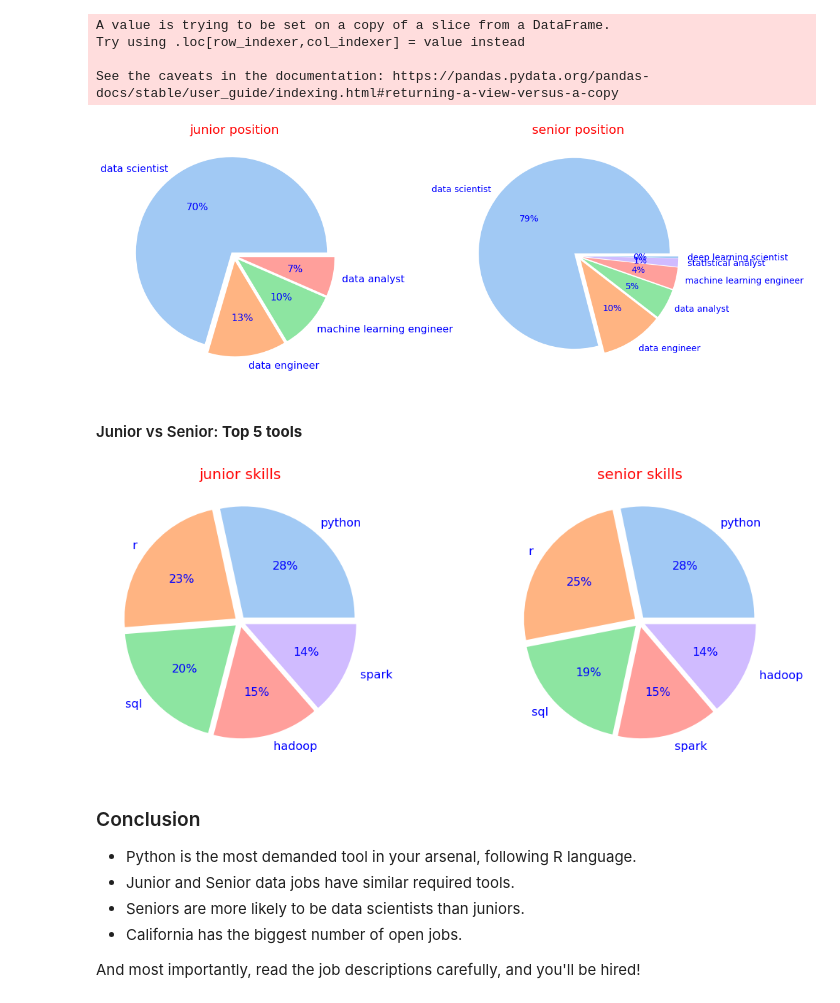
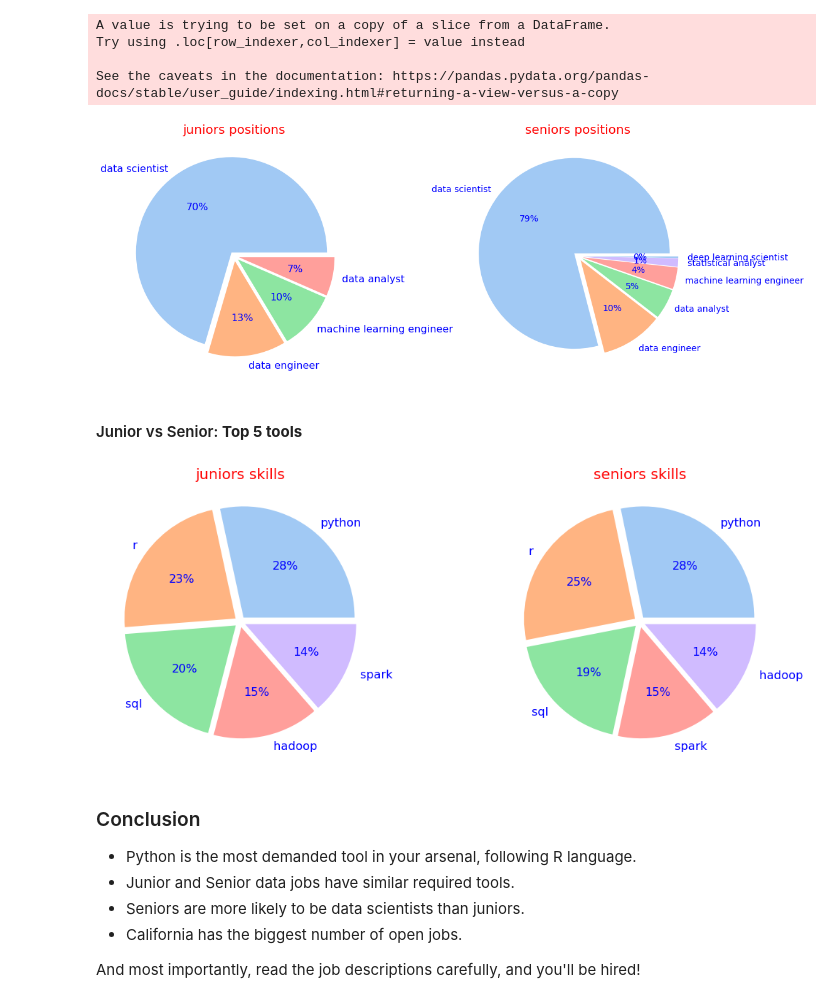
Before and after one commit to NirAharon1/Data-Analysis-Projects, a Jupyter notebook: Project 1 - Data Scientist Job Market in the U.S/DS job market.ipynb, the cells around one changed output. Saved outputs shown, nothing was run; the diff lists cells and outputs as text; code cells hidden in the pictures.

```diff
--- a/Project 1 - Data Scientist Job Market in the U.S/DS job market.ipynb
+++ b/Project 1 - Data Scientist Job Market in the U.S/DS job market.ipynb
@@ -356,20 +356,20 @@ senior_position = data_df.loc[data_df["experience"]=="senior","position_category
 # %%
 plt.figure(figsize=(18,7))
 plt.subplot(1,2,1)
 colors = sns.color_palette('pastel')[0:5] #define Seaborn color palette to use
 plt.pie(x= junior_position.values, labels = junior_position.index, colors = colors, #create pie chart
         autopct='%.0f%%',explode=len(junior_position.index)*[0.05],
         textprops={'fontsize': 16,'color':"blue"})
-plt.title("junior position",size=20,color="red")
+plt.title("juniors positions",size=20,color="red")
 
 plt.subplot(1,2,2)
 plt.pie(x= senior_position.values, labels = senior_position.index, colors = colors, #create pie chart
         autopct='%.0f%%',explode=len(senior_position.index)*[0.05],
        textprops={'fontsize': 14,'color':"blue"})
-plt.title("senior position",size=20,color="red")
+plt.title("seniors positions",size=20,color="red")
 plt.show()
 # %% [output]
-[figure, old version]
+[figure, new version]
 # %% [markdown]
 #### Junior vs Senior:  **Top 5 tools**
 # %%
@@ -402,17 +402,17 @@ colors = sns.color_palette('pastel')[0:5] #define Seaborn color palette to use
 plt.pie(x= junior_tools_value, labels = junior_tools_index, colors = colors, #create pie chart
         autopct='%.0f%%',explode=5*[0.05],
         textprops={'fontsize': 16,'color':"blue"})
-plt.title("junior skills",size=20,color="red")
+plt.title("juniors skills",size=20,color="red")
 
 plt.subplot(1,2,2)
 plt.pie(x= senior_tools_value, labels = senior_tools_index, colors = colors, #create pie chart
         autopct='%.0f%%',explode=(5)*[0.05],
        textprops={'fontsize': 16,'color':"blue"})
-plt.title("senior skills",size=20,color="red")
+plt.title("seniors skills",size=20,color="red")
 # plt.subplots_adjust(0.01)
 plt.show()
 # %% [output]
-[figure, old version]
+[figure, new version]
 # %% [markdown]
 ### Conclusion
 * Python is the most demanded tool in your arsenal, following R language.
```
Also changed, not shown: parts of 3 cells of this notebook, 1 other file.
